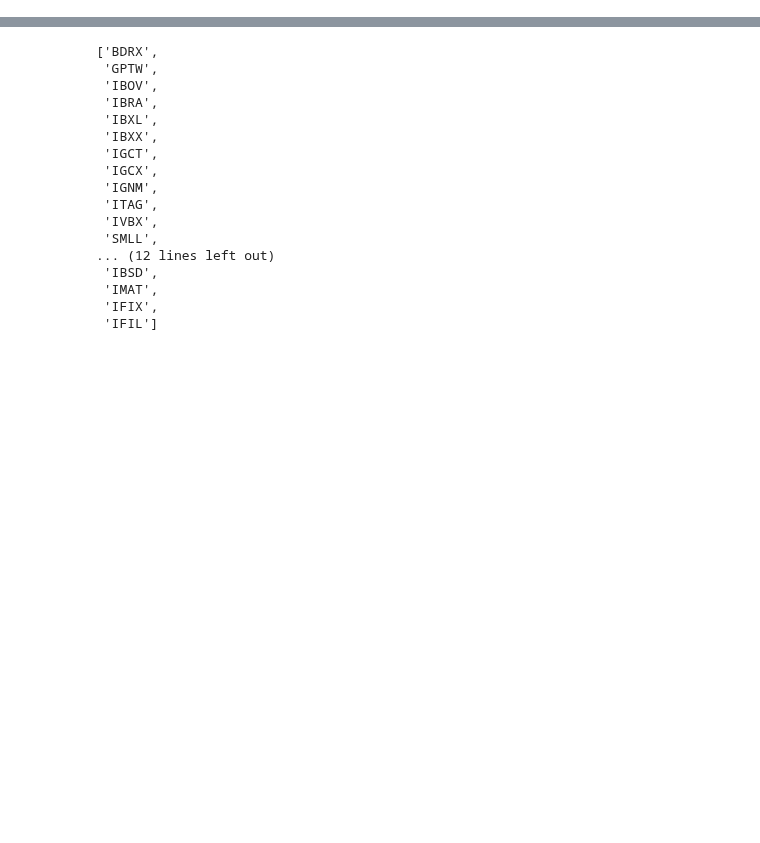
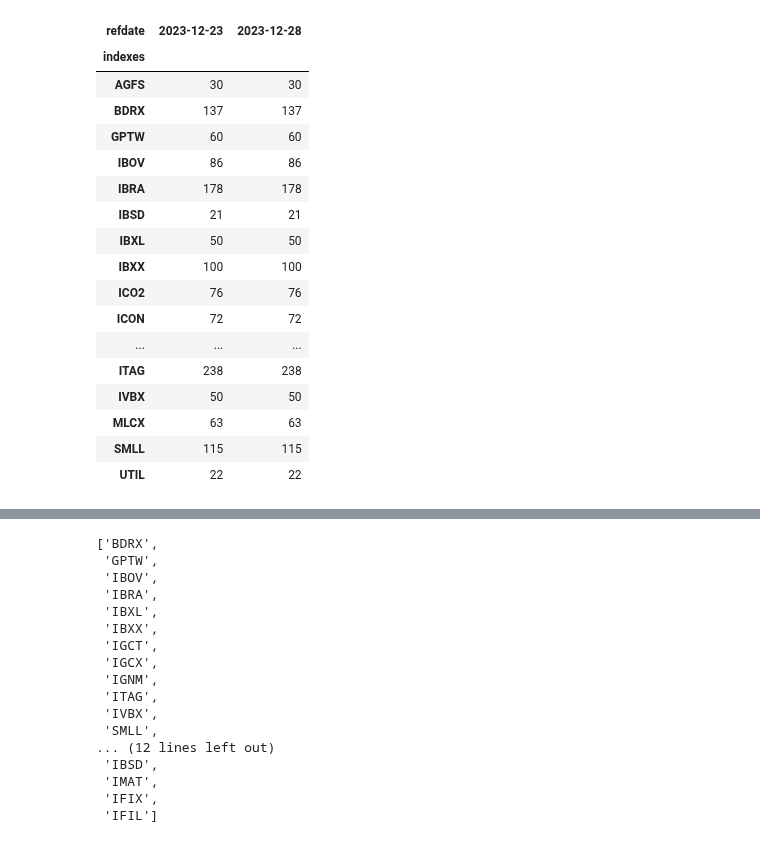
Before and after one commit to wilsonfreitas/brasa, a Jupyter notebook: notebooks/b3-indexes.ipynb, the cells around one changed output, grey strips where cells are left out. Cells and saved outputs as stored; diff of their text form; code cells hidden in the pictures; blank space fills up the shorter version.

```diff
--- a/notebooks/b3-indexes.ipynb
+++ b/notebooks/b3-indexes.ipynb
@@ -29,0 +31,21 @@ brasa.get_dataset("b3-indexes-composition").to_table().to_pandas()
+# %%
+df.groupby(["indexes", "refdate"]).size().reset_index().rename(columns={0: "count"}).pivot(index="indexes", columns="refdate", values="count")
+# %% [output]
+| refdate | 2023-12-23 | 2023-12-28 |
+| indexes |  |  |
+| AGFS | 30 | 30 |
+| BDRX | 137 | 137 |
+| GPTW | 60 | 60 |
+| IBOV | 86 | 86 |
+| IBRA | 178 | 178 |
+| IBSD | 21 | 21 |
+| IBXL | 50 | 50 |
+| IBXX | 100 | 100 |
+| ICO2 | 76 | 76 |
+| ICON | 72 | 72 |
+| ... | ... | ... |
+| ITAG | 238 | 238 |
+| IVBX | 50 | 50 |
+| MLCX | 63 | 63 |
+| SMLL | 115 | 115 |
+| UTIL | 22 | 22 |
```
Also changed, not shown: parts of 2 cells of this notebook.
